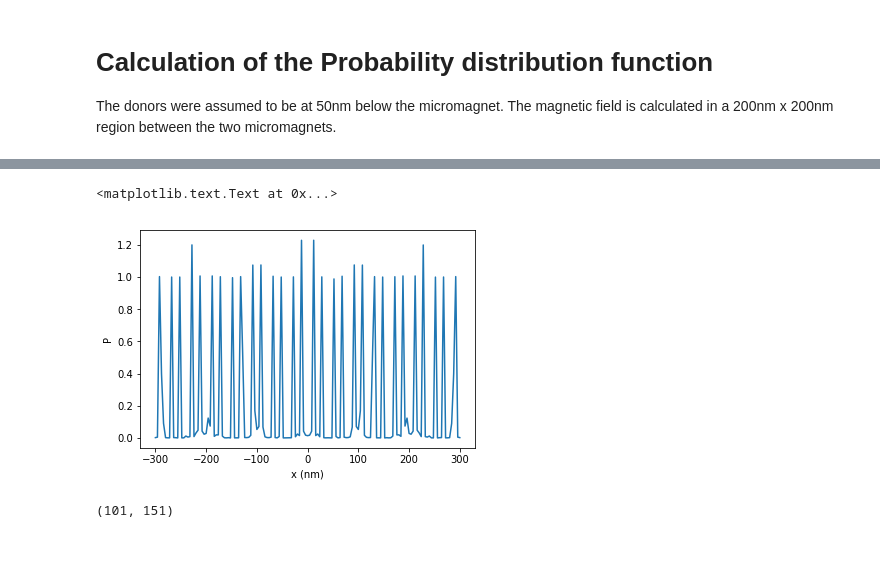
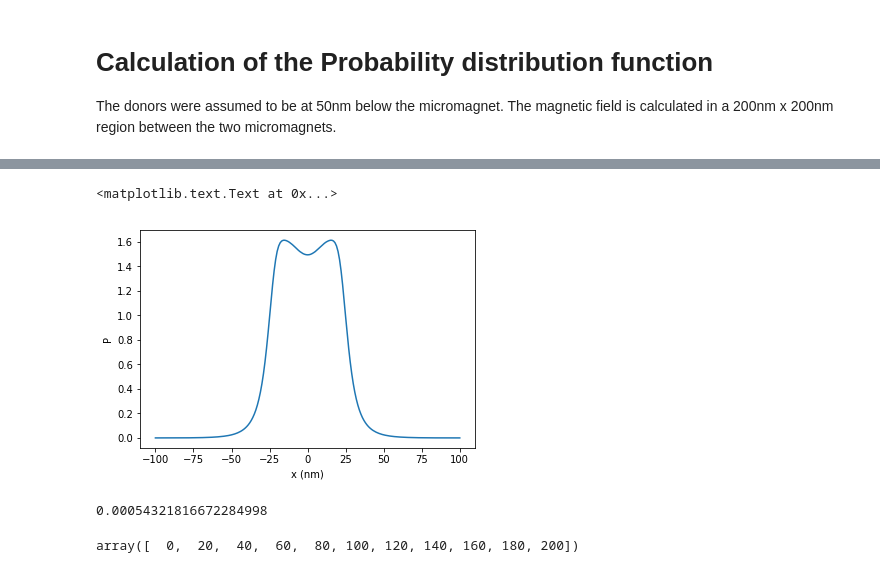
Before and after one commit to sandeshkalantre/donor-micromagnet-arch, a Jupyter notebook: code/micromagnet.ipynb, the cells around one changed output, grey strips where cells are left out. Cells and saved outputs as stored; diff of their text form; code cells hidden in the pictures.

```diff
--- a/code/micromagnet.ipynb
+++ b/code/micromagnet.ipynb
@@ -38,8 +97,10 @@ plt.title(r"$B_z$ in the donor plane")
 # %%
-bz_gradient = np.gradient(bzData,2)
-plt.pcolor(XX,YY,bz_gradient[1])
+g_mu_b_h = 30e9
+w_ac = g_mu_b_h * B_ac
+
+plt.pcolor(XX,YY,w_ac/1e6)
 plt.xlabel("x")
 plt.ylabel("y")
-plt.colorbar(label="dBz_dx")
+plt.colorbar(label="w_ac [MHz]")
 # %% [output]
 <matplotlib.colorbar.Colorbar at 0x...>
@@ -64,8 +107,0 @@ conv_factor (nm) 0.0625
-# %%
-g_mu_b_h = 1e11
-w_ac = g_mu_b_h * B_ac
-
-plt.pcolor(XX,YY,w_ac/1e6)
-plt.xlabel("x")
-plt.ylabel("y")
-plt.colorbar(label="w_ac [MHz]")
@@ -87,13 +120,25 @@ plt.colorbar(label="w_0 [GHz]")
 # %%
-x_positions = np.arange(2,151,10)
+x_positions = np.arange(0,bxData.shape[0],20)
 P = np.zeros(w_ac.shape)
 for x_0 in x_positions:
-    y_0 = 20
+    y_0 = 100
     P += w_ac*w_ac/(w_ac*w_ac + (w_0[y_0,x_0] - w_0)**2)
 
+plt.figure(1)
 plt.pcolor(XX,YY,P)
-plt.xlabel("x")
-plt.ylabel("y")
+plt.xlabel("x (nm)")
+plt.ylabel("y (nm)")
 plt.colorbar(label="Prob")
+
+plt.figure(2)
+x0 = 75
+y0 = 0
+size = 50
+levels = [1e-4,1e-3,1e-2,1e-1,1,2]
+plt.contourf(XX[x0:x0+size,y0:y0+size],YY[x0:x0+size,y0:y0+size],
+             P[x0:x0+size,y0:y0+size],levels,cmap=plt.cm.Set3)
+plt.xlabel("x (nm)")
+plt.ylabel("y (nm)")
+plt.colorbar(label="Prob")
 # %% [output]
 <matplotlib.colorbar.Colorbar at 0x...>
@@ -101,11 +147,15 @@ plt.colorbar(label="Prob")
 # %%
-plt.plot(np.linspace(-300,300,P.shape[1]),P[y_0,:])
+plt.plot(x,P[100,:])
 plt.xlabel("x (nm)")
 plt.ylabel("P")
 # %% [output]
 <matplotlib.text.Text at 0x...>
-[figure, old version]
+[figure, new version]
-# %%
-P.sha
-# %% [output]
-(101, 151)
+# %%
+np.min(P[100,:])
+# %% [output]
+0.00054321816672284998
+# %%
+x_positions
+# %% [output]
+array([  0,  20,  40,  60,  80, 100, 120, 140, 160, 180, 200])
```
Also changed, not shown: parts of 11 cells of this notebook, 7 other files.
